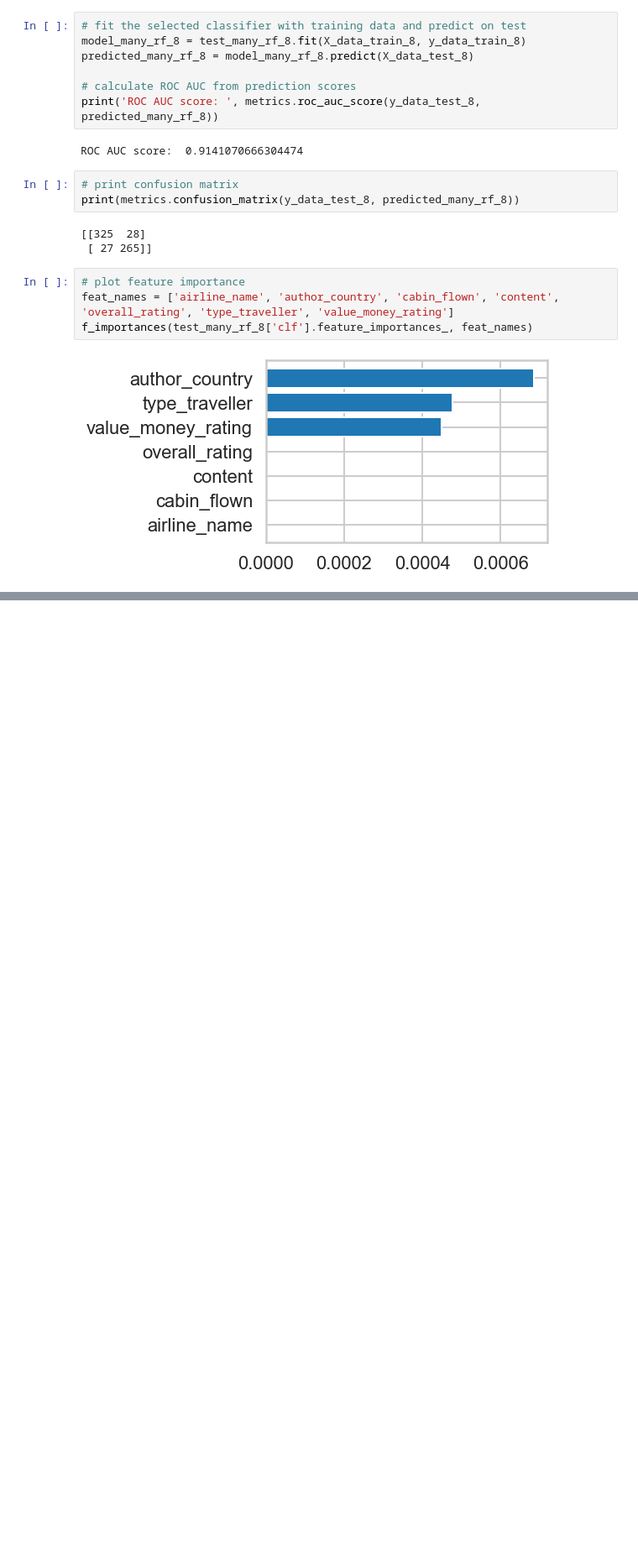
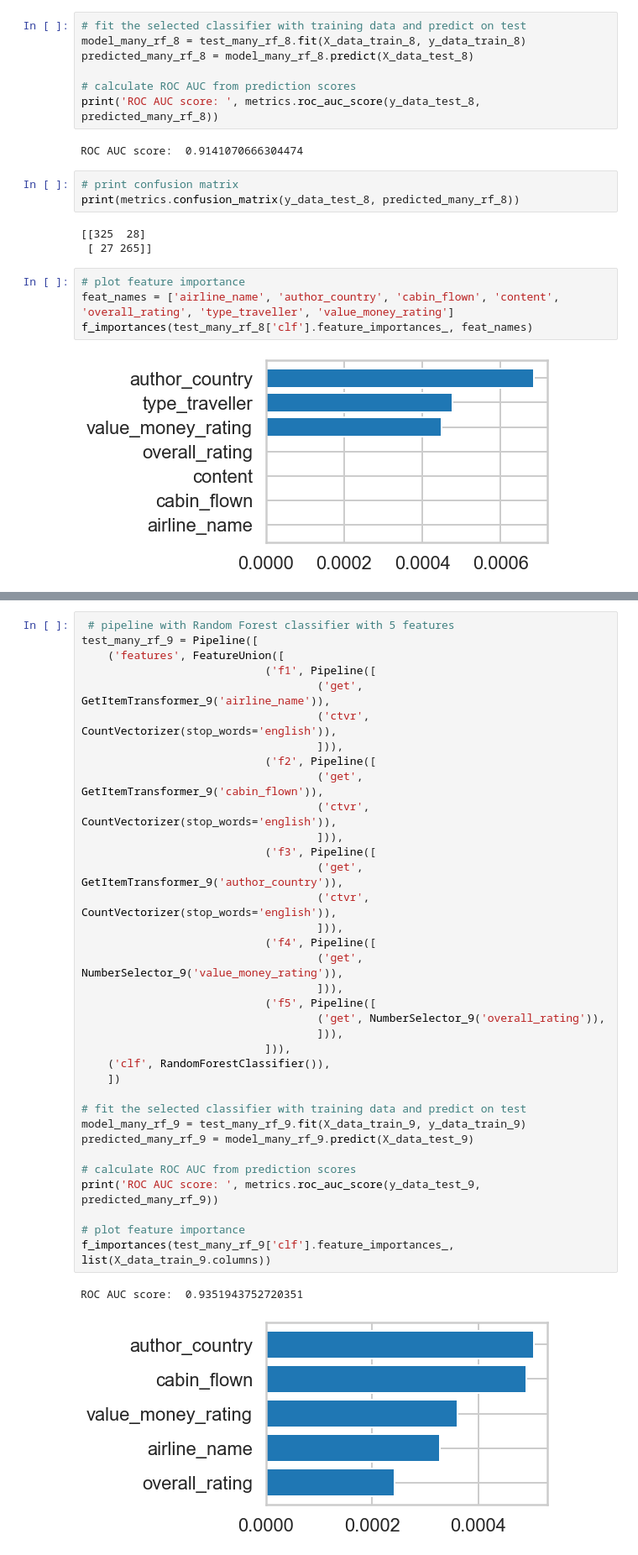
Before and after one commit to monikakrajnc/Capstone-Project-2, a Jupyter notebook: CP2_Naive_Bayes_V3.ipynb, the cells around one changed output, grey strips where cells are left out. Shown at 84% size. Saved outputs shown, nothing was run; the diff lists cells and outputs as text; blank space fills up the shorter version.

```diff
--- a/CP2_Naive_Bayes_V3.ipynb
+++ b/CP2_Naive_Bayes_V3.ipynb
@@ -2272,0 +2426,38 @@ f_importances(test_many_rf_8['clf'].feature_importances_, feat_names)
+# %%
+ # pipeline with Random Forest classifier with 5 features
+test_many_rf_9 = Pipeline([
+    ('features', FeatureUnion([
+                            ('f1', Pipeline([
+                                    ('get', GetItemTransformer_9('airline_name')),
+                                    ('ctvr', CountVectorizer(stop_words='english')),
+                                    ])),
+                            ('f2', Pipeline([
+                                    ('get', GetItemTransformer_9('cabin_flown')),
+                                    ('ctvr', CountVectorizer(stop_words='english')),
+                                    ])),
+                            ('f3', Pipeline([
+                                    ('get', GetItemTransformer_9('author_country')),
+                                    ('ctvr', CountVectorizer(stop_words='english')),
+                                    ])),
+                            ('f4', Pipeline([
+                                    ('get', NumberSelector_9('value_money_rating')),
+                                    ])),
+                            ('f5', Pipeline([
+                                    ('get', NumberSelector_9('overall_rating')),
+                                    ])),
+                            ])),
+    ('clf', RandomForestClassifier()),
+    ])
+
+# fit the selected classifier with training data and predict on test
+model_many_rf_9 = test_many_rf_9.fit(X_data_train_9, y_data_train_9)
+predicted_many_rf_9 = model_many_rf_9.predict(X_data_test_9)
+
+# calculate ROC AUC from prediction scores
+print('ROC AUC score: ', metrics.roc_auc_score(y_data_test_9, predicted_many_rf_9))
+
+# plot feature importance
+f_importances(test_many_rf_9['clf'].feature_importances_, list(X_data_train_9.columns))
+# %% [output]
+ROC AUC score:  0.9351943752720351
+[figure, added]
```
Also changed, not shown: parts of 33 cells of this notebook.
